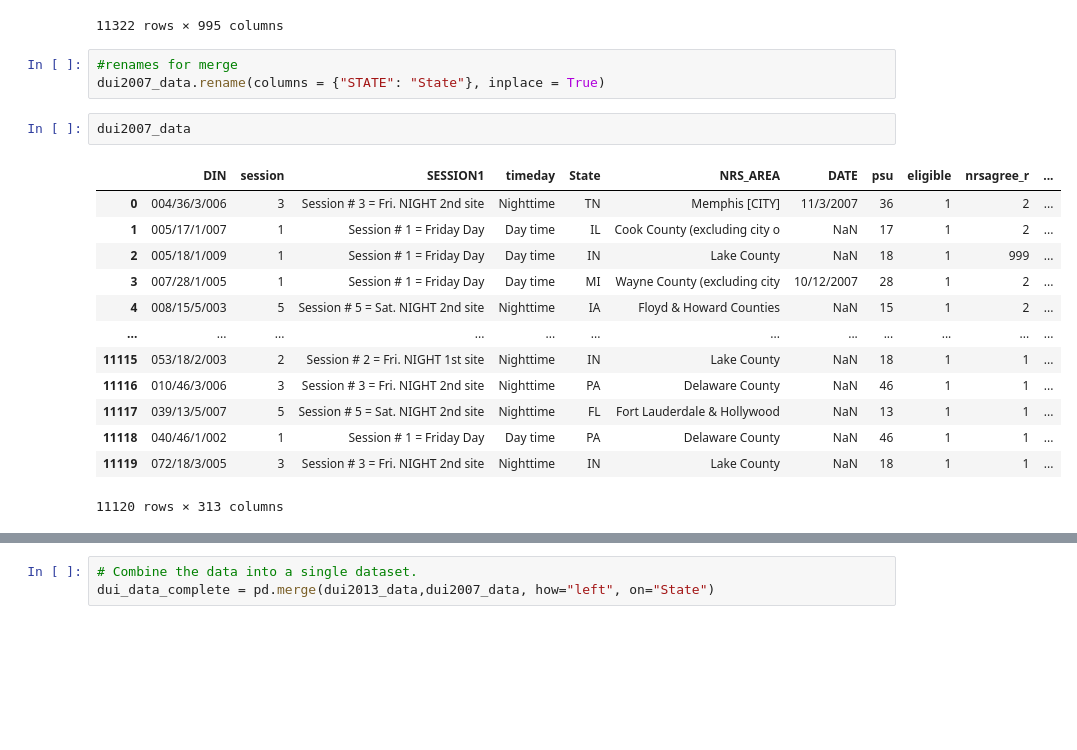
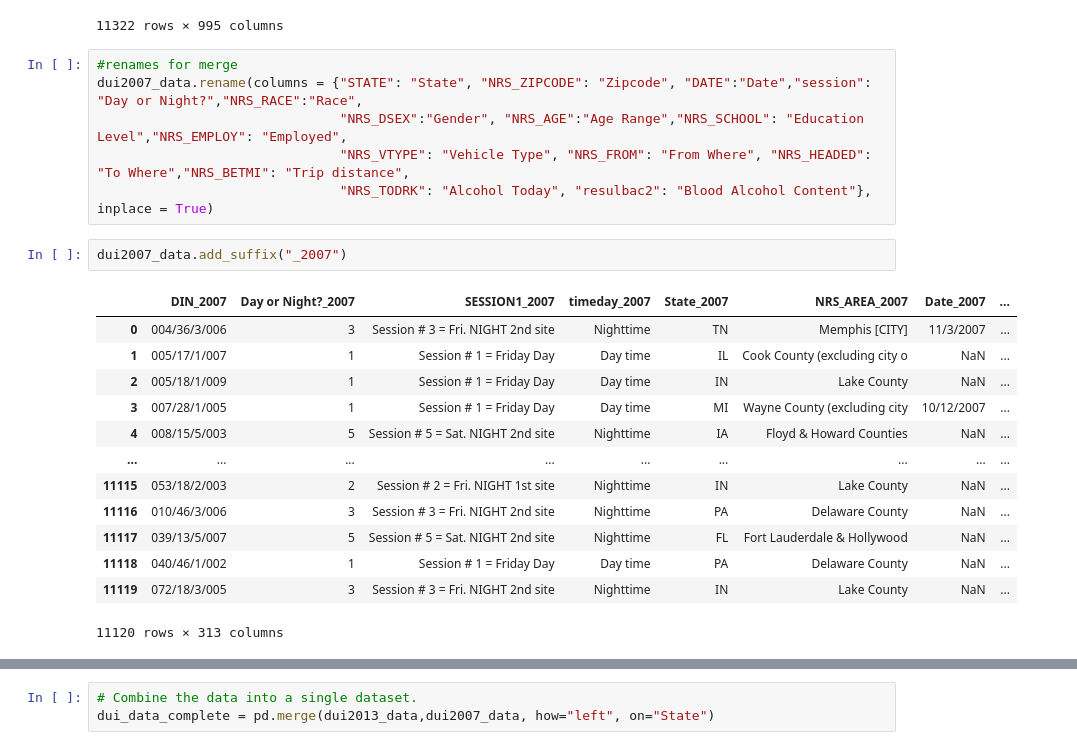
Before and after one commit to Nickfeliciano2/DUI-Statistical-Analysis-API, a Jupyter notebook: elizabeth_project_work/merge.ipynb, the cells around one changed output, grey strips where cells are left out. Saved outputs shown, nothing was run; the diff lists cells and outputs as text; blank space fills up the shorter version.

Commit message:
new column headers

```diff
--- a/elizabeth_project_work/merge.ipynb
+++ b/elizabeth_project_work/merge.ipynb
@@ -39,22 +39,25 @@ dui2013_data
 | 11320 | 0.00000 | 0.235396 | 1195 | #NULL! | #NULL! | #NULL! | #NULL! | 72 - UT - 56 - 5 - 03 | ... |
 | 11321 | 0.00000 | 0.235396 | 1195 | #NULL! | #NULL! | #NULL! | #NULL! | 72 - UT - 56 - 5 - 04 | ... |
 11322 rows × 995 columns
-# %%
-#renames for merge
-dui2007_data.rename(columns = {"STATE": "State"}, inplace = True)
+# %%
+#renames for merge
+dui2007_data.rename(columns = {"STATE": "State", "NRS_ZIPCODE": "Zipcode", "DATE":"Date","session": "Day or Night?","NRS_RACE":"Race",
+                               "NRS_DSEX":"Gender", "NRS_AGE":"Age Range","NRS_SCHOOL": "Education Level","NRS_EMPLOY": "Employed",
+                               "NRS_VTYPE": "Vehicle Type", "NRS_FROM": "From Where", "NRS_HEADED": "To Where","NRS_BETMI": "Trip distance",
+                               "NRS_TODRK": "Alcohol Today", "resulbac2": "Blood Alcohol Content"}, inplace = True)
 # %%
-dui2007_data
+dui2007_data.add_suffix("_2007")
 # %% [output]
-|  | DIN | session | SESSION1 | timeday | State | NRS_AREA | DATE | psu | eligible | nrsagree_r | ... |
-| 0 | 004/36/3/006 | 3 | Session # 3 = Fri. NIGHT 2nd site | Nighttime | TN | Memphis [CITY] | 11/3/2007 | 36 | 1 | 2 | ... |
-| 1 | 005/17/1/007 | 1 | Session # 1 = Friday Day | Day time | IL | Cook County (excluding city o | NaN | 17 | 1 | 2 | ... |
-| 2 | 005/18/1/009 | 1 | Session # 1 = Friday Day | Day time | IN | Lake County | NaN | 18 | 1 | 999 | ... |
-| 3 | 007/28/1/005 | 1 | Session # 1 = Friday Day | Day time | MI | Wayne County (excluding city | 10/12/2007 | 28 | 1 | 2 | ... |
-| 4 | 008/15/5/003 | 5 | Session # 5 = Sat. NIGHT 2nd site | Nighttime | IA | Floyd & Howard Counties | NaN | 15 | 1 | 2 | ... |
-| ... | ... | ... | ... | ... | ... | ... | ... | ... | ... | ... | ... |
-| 11115 | 053/18/2/003 | 2 | Session # 2 = Fri. NIGHT 1st site | Nighttime | IN | Lake County | NaN | 18 | 1 | 1 | ... |
-| 11116 | 010/46/3/006 | 3 | Session # 3 = Fri. NIGHT 2nd site | Nighttime | PA | Delaware County | NaN | 46 | 1 | 1 | ... |
-| 11117 | 039/13/5/007 | 5 | Session # 5 = Sat. NIGHT 2nd site | Nighttime | FL | Fort Lauderdale & Hollywood | NaN | 13 | 1 | 1 | ... |
-| 11118 | 040/46/1/002 | 1 | Session # 1 = Friday Day | Day time | PA | Delaware County | NaN | 46 | 1 | 1 | ... |
-| 11119 | 072/18/3/005 | 3 | Session # 3 = Fri. NIGHT 2nd site | Nighttime | IN | Lake County | NaN | 18 | 1 | 1 | ... |
+|  | DIN_2007 | Day or Night?_2007 | SESSION1_2007 | timeday_2007 | State_2007 | NRS_AREA_2007 | Date_2007 | ... |
+| 0 | 004/36/3/006 | 3 | Session # 3 = Fri. NIGHT 2nd site | Nighttime | TN | Memphis [CITY] | 11/3/2007 | ... |
+| 1 | 005/17/1/007 | 1 | Session # 1 = Friday Day | Day time | IL | Cook County (excluding city o | NaN | ... |
+| 2 | 005/18/1/009 | 1 | Session # 1 = Friday Day | Day time | IN | Lake County | NaN | ... |
+| 3 | 007/28/1/005 | 1 | Session # 1 = Friday Day | Day time | MI | Wayne County (excluding city | 10/12/2007 | ... |
+| 4 | 008/15/5/003 | 5 | Session # 5 = Sat. NIGHT 2nd site | Nighttime | IA | Floyd & Howard Counties | NaN | ... |
+| ... | ... | ... | ... | ... | ... | ... | ... | ... |
+| 11115 | 053/18/2/003 | 2 | Session # 2 = Fri. NIGHT 1st site | Nighttime | IN | Lake County | NaN | ... |
+| 11116 | 010/46/3/006 | 3 | Session # 3 = Fri. NIGHT 2nd site | Nighttime | PA | Delaware County | NaN | ... |
+| 11117 | 039/13/5/007 | 5 | Session # 5 = Sat. NIGHT 2nd site | Nighttime | FL | Fort Lauderdale & Hollywood | NaN | ... |
+| 11118 | 040/46/1/002 | 1 | Session # 1 = Friday Day | Day time | PA | Delaware County | NaN | ... |
+| 11119 | 072/18/3/005 | 3 | Session # 3 = Fri. NIGHT 2nd site | Nighttime | IN | Lake County | NaN | ... |
 11120 rows × 313 columns
```
Also changed, not shown: parts of 2 cells of this notebook.
